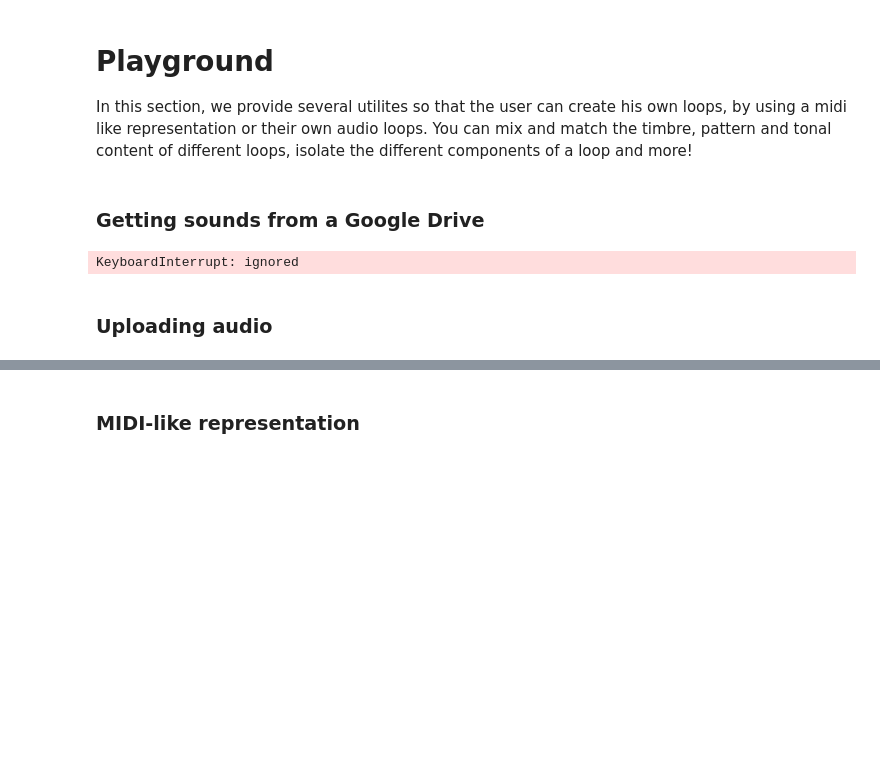
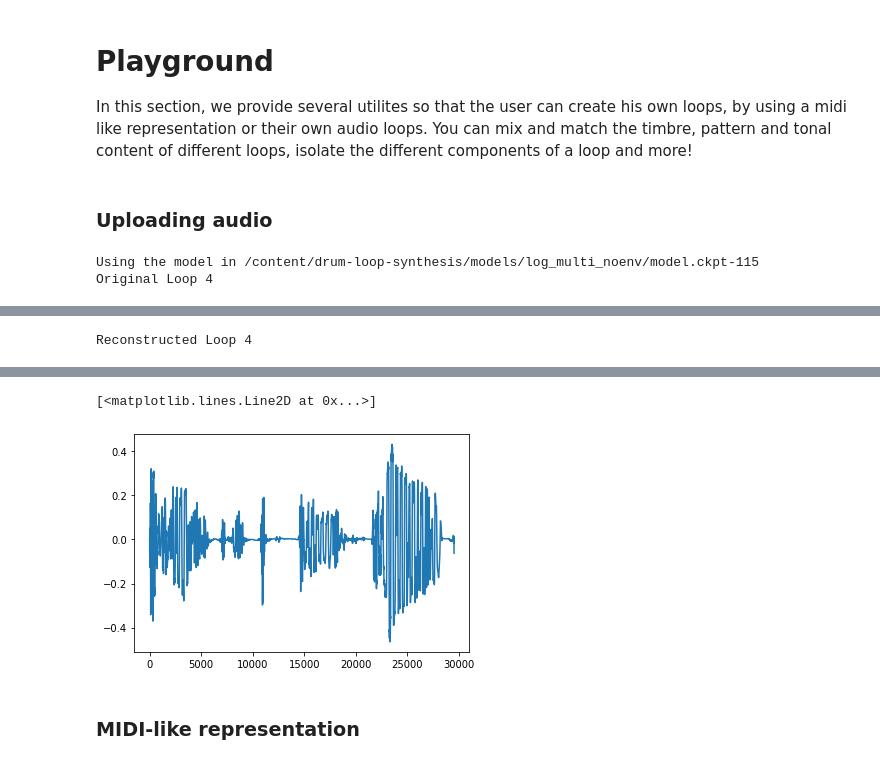
Before and after one commit to aframires/drum-loop-synthesis, a Jupyter notebook: LOOPNET.ipynb, the cells around one changed output, grey strips where cells are left out. Saved outputs shown, nothing was run; the diff lists cells and outputs as text; code cells hidden in the pictures; blank space fills up the shorter version.

```diff
--- a/LOOPNET.ipynb
+++ b/LOOPNET.ipynb
@@ -216,28 +220,30 @@ Original Loop 3
 # %% [markdown]
 # Playground
 In this section, we provide several utilites so that the user can create his own loops, by using a midi like representation or their own audio loops. You can mix and match the timbre, pattern and tonal content of different loops, isolate the different components of a loop and more!
-# %% [markdown]
-### Getting sounds from a Google Drive
-# %%
-from google.colab import drive
-drive.mount('/content/gdrive/')
-# %% [output]
-KeyboardInterrupt: ignored
 # %% [markdown]
 ### Uploading audio
+# %%
+from google.colab import files
+from essentia.standard import MonoLoader
+from colab_utils import *
+
+%%capture
+
+uploaded = files.upload()
+filename = 'uploaded_loop.wav'
+audio = es.MonoLoader(filename=list(uploaded.keys())[0])
+sf.write(filename,audio()[0:81415],16000)
+pattern,hpcp,kick_timbre,snare_timbre,hh_timbre = analysis_function(filename)
 # %%
-from google.colab import files
-
-uploaded = files.upload()
-loop = uploaded[0:int(29538/16000)]
-
-pattern1,hpcp1,kick_timbre1,snare_timbre1,hh_timbre1 = analysis_function('example_loops/loop1.wav',sr1)
 tf.keras.backend.clear_session()
-
-generate(pattern4,hpcp4,kick_timbre4,snare_timbre4,hh_timbre4)
-data4, sr = sf.read('output/output_multi_noenv.wav')
+generate(pattern,hpcp,kick_timbre,snare_timbre,hh_timbre)
+gen, sr1 = sf.read('output/output_multi_noenv.wav')
+orig, sr2 = sf.read(filename)
 print("Original Loop 4")
-ipd.display(ipd.Audio(loop4,rate=sr4))
+ipd.display(ipd.Audio(list(uploaded.keys())[0]))
 print("Reconstructed Loop 4")
-ipd.display(ipd.Audio(data,rate=sr))
-plt.plot(data)
+ipd.display(ipd.Audio(gen,rate=sr1))
+plt.plot(gen)
+# %% [output]
+Using the model in /content/drum-loop-synthesis/models/log_multi_noenv/model.ckpt-115
+Original Loop 4
@@ -243,0 +251 @@ plt.plot(data)
+Reconstructed Loop 4
@@ -244,3 +253,5 @@ plt.plot(data)
+[<matplotlib.lines.Line2D at 0x...>]
+[figure, added]
 # %% [markdown]
 ### MIDI-like representation
 # %%
```
Also changed, not shown: parts of 2 cells of this notebook.
